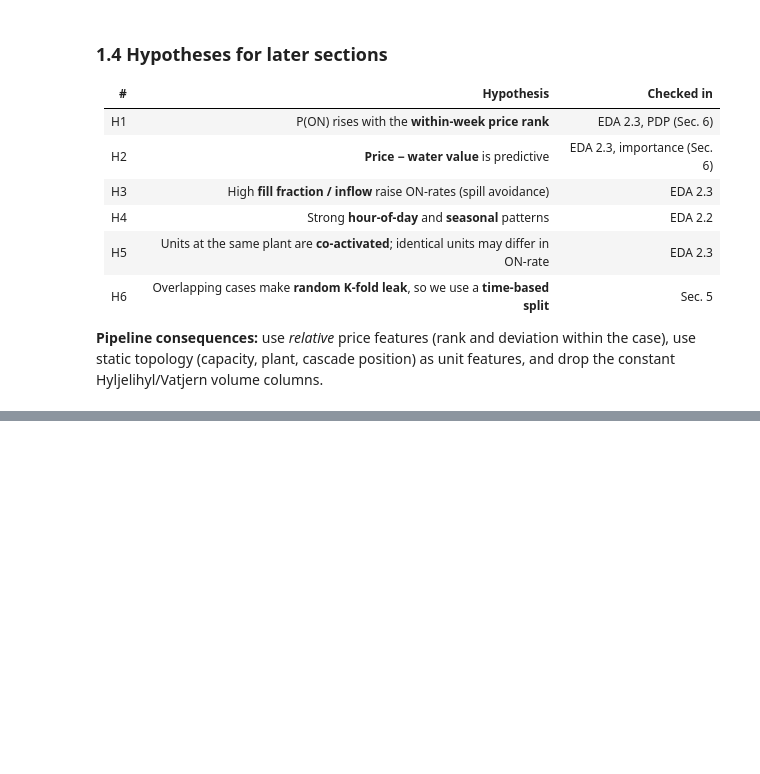
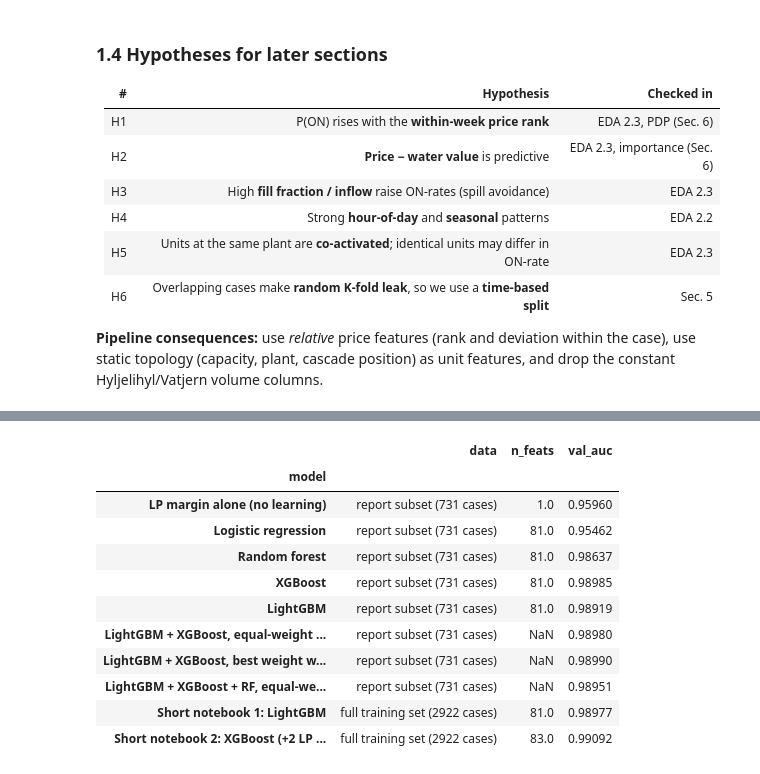
Before and after one commit to Mathole01/ML-group-project-TDT4173, a Jupyter notebook: Report.ipynb, the cells around one changed output, grey strips where cells are left out. Cells and saved outputs as stored; diff of their text form; code cells hidden in the pictures; blank space fills up the shorter version.

```diff
--- a/Report.ipynb
+++ b/Report.ipynb
@@ -267,5 +977,28 @@ Final CV scores, public & private LB scores, the two selected submissions, and h
 # %%
-# TODO: code + SAVED OUTPUT for this section (the report is not re-run).
+# --- Section 7: results summary -------------------------------------------------
+# (a) report experiments (every 4th case, identical data); (b) the short notebooks,
+# trained on ALL 2922 training cases (numbers copied from their saved outputs).
+summary = pd.concat([
+    cmp_table[["n_feats", "val_auc"]].assign(data="report subset (731 cases)"),
+    ens_table.set_index("model")[["val_auc"]].iloc[2:].assign(n_feats=np.nan, data="report subset (731 cases)"),
+    pd.DataFrame({"n_feats": [81, 83], "val_auc": [0.98977, 0.99092], "data": "full training set (2922 cases)"},
+                 index=["Short notebook 1: LightGBM", "Short notebook 2: XGBoost (+2 LP features)"]),
+])
+summary.index.name = "model"
+display(summary[["data", "n_feats", "val_auc"]])
+# %% [output]
+|  | data | n_feats | val_auc |
+| model |  |  |  |
+| LP margin alone (no learning) | report subset (731 cases) | 1.0 | 0.95960 |
+| Logistic regression | report subset (731 cases) | 81.0 | 0.95462 |
+| Random forest | report subset (731 cases) | 81.0 | 0.98637 |
+| XGBoost | report subset (731 cases) | 81.0 | 0.98985 |
+| LightGBM | report subset (731 cases) | 81.0 | 0.98919 |
+| LightGBM + XGBoost, equal-weight ... | report subset (731 cases) | NaN | 0.98980 |
+| LightGBM + XGBoost, best weight w... | report subset (731 cases) | NaN | 0.98990 |
+| LightGBM + XGBoost + RF, equal-we... | report subset (731 cases) | NaN | 0.98951 |
+| Short notebook 1: LightGBM | full training set (2922 cases) | 81.0 | 0.98977 |
+| Short notebook 2: XGBoost (+2 LP ... | full training set (2922 cases) | 83.0 | 0.99092 |
 # %% [markdown]
 ## 8. Conclusion, limitations & reproducibility
 
```
Also changed, not shown: parts of 17 cells of this notebook.
